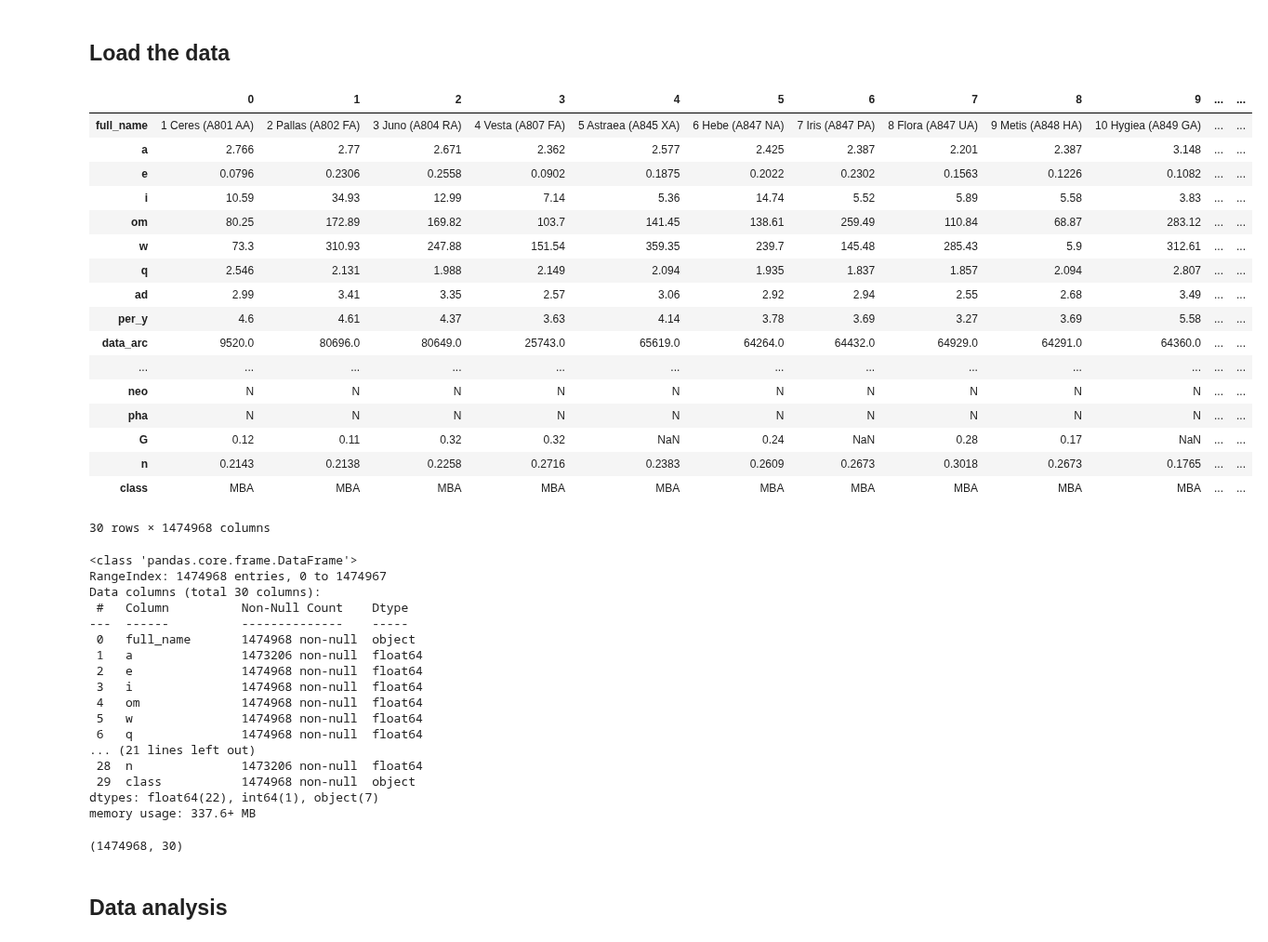
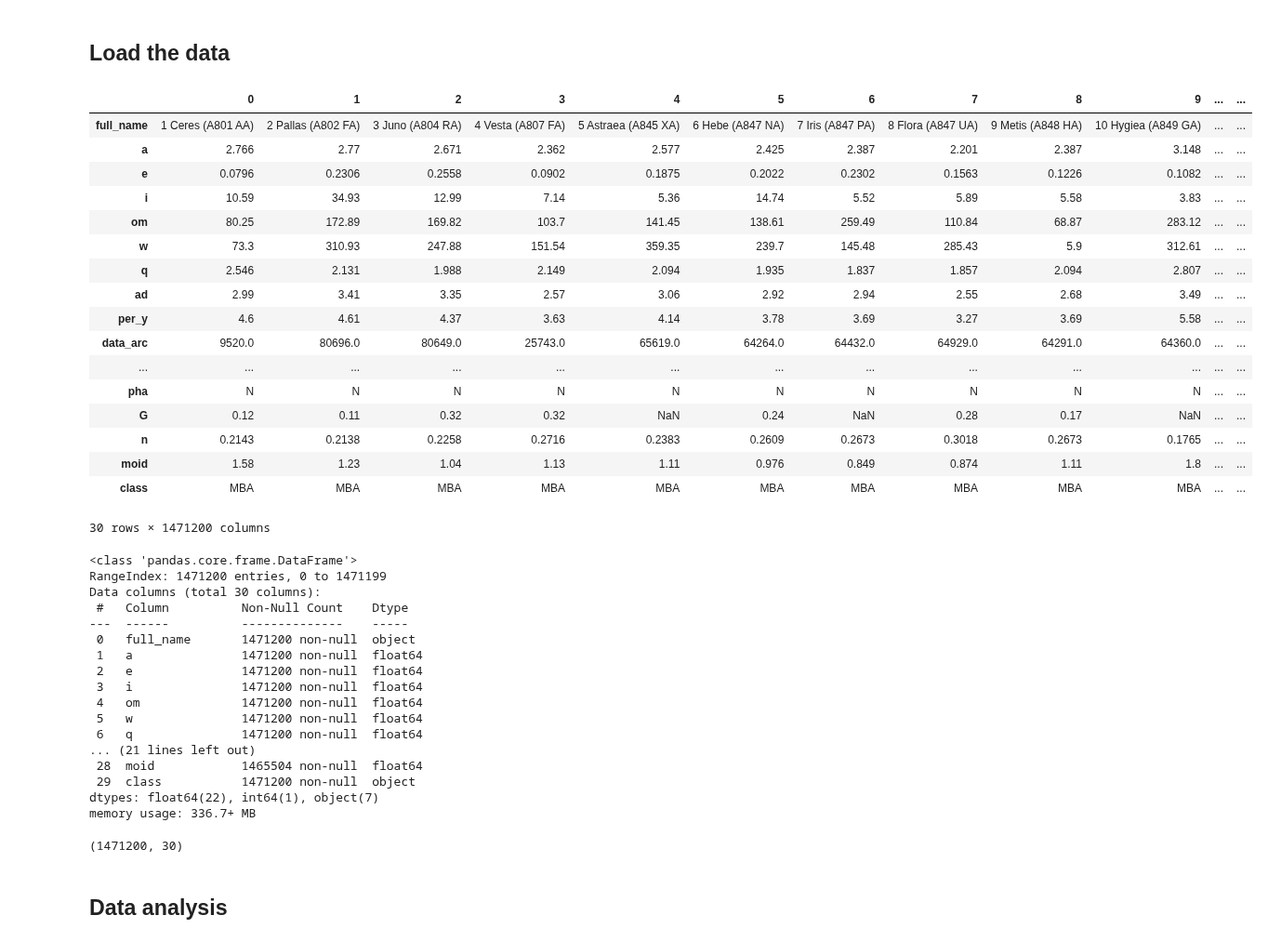
Before and after one commit to pgrzankowski/WUT-EngineerThesis, a Jupyter notebook: asteroid_diameter_prediction.ipynb, the cells around one changed output. Shown at 93% size. Saved outputs shown, nothing was run; the diff lists cells and outputs as text; code cells hidden in the pictures.

```diff
--- a/asteroid_diameter_prediction.ipynb
+++ b/asteroid_diameter_prediction.ipynb
@@ -45,52 +52,52 @@ def null_percentage(df: pd.DataFrame, col_name: str) -> float:
 # %% [markdown]
 ## Load the data
 # %%
-df = pd.read_csv('data/raw/asteroid_dataset.csv', low_memory=False)
+df = pd.read_csv('data/raw/asteroid_data.csv', low_memory=False)
 df = df.copy()
 df.T
 # %% [output]
 |  | 0 | 1 | 2 | 3 | 4 | 5 | 6 | 7 | 8 | 9 | ... | ... |
 | full_name | 1 Ceres (A801 AA) | 2 Pallas (A802 FA) | 3 Juno (A804 RA) | 4 Vesta (A807 FA) | 5 Astraea (A845 XA) | 6 Hebe (A847 NA) | 7 Iris (A847 PA) | 8 Flora (A847 UA) | 9 Metis (A848 HA) | 10 Hygiea (A849 GA) | ... | ... |
 | a | 2.766 | 2.77 | 2.671 | 2.362 | 2.577 | 2.425 | 2.387 | 2.201 | 2.387 | 3.148 | ... | ... |
 | e | 0.0796 | 0.2306 | 0.2558 | 0.0902 | 0.1875 | 0.2022 | 0.2302 | 0.1563 | 0.1226 | 0.1082 | ... | ... |
 | i | 10.59 | 34.93 | 12.99 | 7.14 | 5.36 | 14.74 | 5.52 | 5.89 | 5.58 | 3.83 | ... | ... |
 | om | 80.25 | 172.89 | 169.82 | 103.7 | 141.45 | 138.61 | 259.49 | 110.84 | 68.87 | 283.12 | ... | ... |
 | w | 73.3 | 310.93 | 247.88 | 151.54 | 359.35 | 239.7 | 145.48 | 285.43 | 5.9 | 312.61 | ... | ... |
 | q | 2.546 | 2.131 | 1.988 | 2.149 | 2.094 | 1.935 | 1.837 | 1.857 | 2.094 | 2.807 | ... | ... |
 | ad | 2.99 | 3.41 | 3.35 | 2.57 | 3.06 | 2.92 | 2.94 | 2.55 | 2.68 | 3.49 | ... | ... |
 | per_y | 4.6 | 4.61 | 4.37 | 3.63 | 4.14 | 3.78 | 3.69 | 3.27 | 3.69 | 5.58 | ... | ... |
 | data_arc | 9520.0 | 80696.0 | 80649.0 | 25743.0 | 65619.0 | 64264.0 | 64432.0 | 64929.0 | 64291.0 | 64360.0 | ... | ... |
 | ... | ... | ... | ... | ... | ... | ... | ... | ... | ... | ... | ... | ... |
-| neo | N | N | N | N | N | N | N | N | N | N | ... | ... |
 | pha | N | N | N | N | N | N | N | N | N | N | ... | ... |
 | G | 0.12 | 0.11 | 0.32 | 0.32 | NaN | 0.24 | NaN | 0.28 | 0.17 | NaN | ... | ... |
 | n | 0.2143 | 0.2138 | 0.2258 | 0.2716 | 0.2383 | 0.2609 | 0.2673 | 0.3018 | 0.2673 | 0.1765 | ... | ... |
+| moid | 1.58 | 1.23 | 1.04 | 1.13 | 1.11 | 0.976 | 0.849 | 0.874 | 1.11 | 1.8 | ... | ... |
 | class | MBA | MBA | MBA | MBA | MBA | MBA | MBA | MBA | MBA | MBA | ... | ... |
-30 rows × 1474968 columns
+30 rows × 1471200 columns
 # %%
 df.info()
 # %% [output]
 <class 'pandas.core.frame.DataFrame'>
-RangeIndex: 1474968 entries, 0 to 1474967
+RangeIndex: 1471200 entries, 0 to 1471199
 Data columns (total 30 columns):
  #   Column          Non-Null Count    Dtype
 ---  ------          --------------    -----
- 0   full_name       1474968 non-null  object
- 1   a               1473206 non-null  float64
- 2   e               1474968 non-null  float64
- 3   i               1474968 non-null  float64
- 4   om              1474968 non-null  float64
- 5   w               1474968 non-null  float64
- 6   q               1474968 non-null  float64
+ 0   full_name       1471200 non-null  object
+ 1   a               1471200 non-null  float64
+ 2   e               1471200 non-null  float64
+ 3   i               1471200 non-null  float64
+ 4   om              1471200 non-null  float64
+ 5   w               1471200 non-null  float64
+ 6   q               1471200 non-null  float64
 ... (21 lines left out)
- 28  n               1473206 non-null  float64
- 29  class           1474968 non-null  object
+ 28  moid            1465504 non-null  float64
+ 29  class           1471200 non-null  object
 dtypes: float64(22), int64(1), object(7)
-memory usage: 337.6+ MB
+memory usage: 336.7+ MB
 # %%
 df.shape
 # %% [output]
-(1474968, 30)
+(1471200, 30)
 # %% [markdown]
 ## Data analysis
 # %% [markdown]
```
Also changed, not shown: parts of 75 cells of this notebook, 18 other files.
